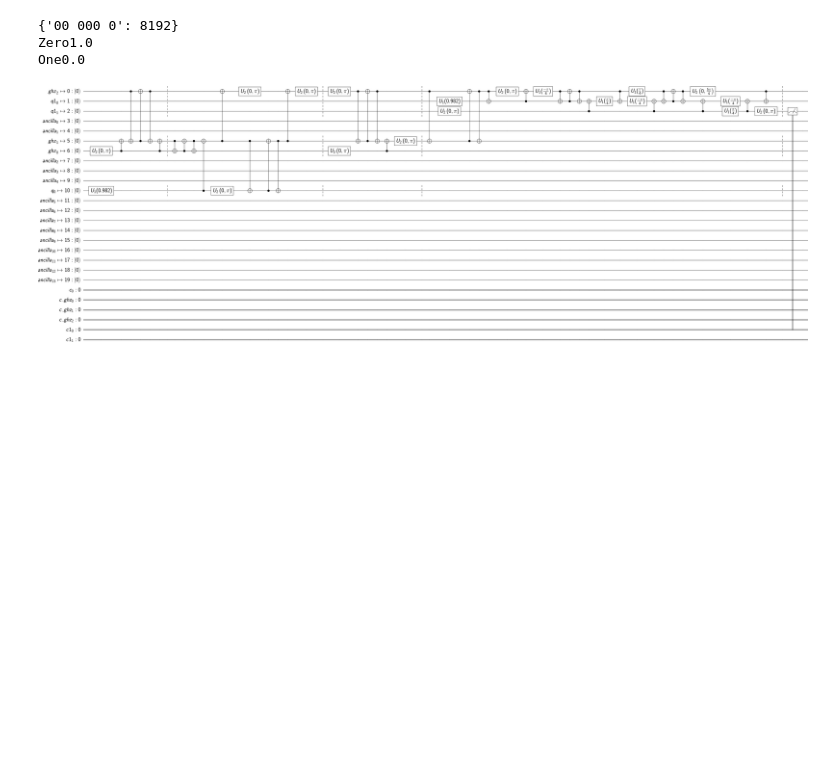
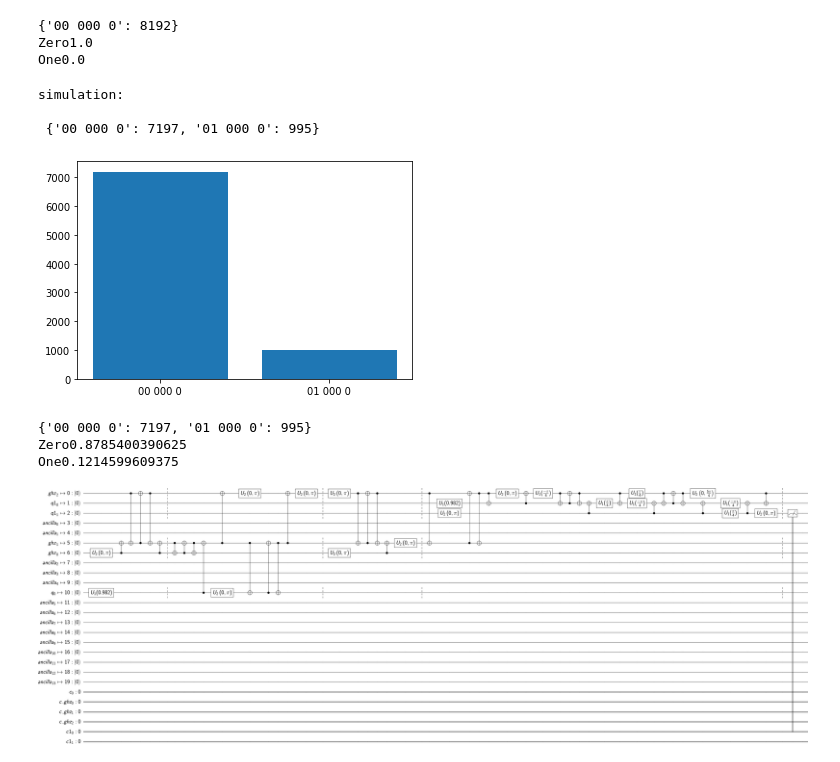
Before and after one commit to trasousa/QCHEQUE_exp_realization, a Jupyter notebook: qcheque.ipynb, the cells around one changed output. Drawn from its saved outputs; the diff is of its cells as text; code cells hidden in the pictures; blank space fills up the shorter version.

Commit message:
add simulation with noise model

```diff
--- a/qcheque.ipynb
+++ b/qcheque.ipynb
@@ -53,13 +53,31 @@ def show_results(D):
 def execute_locally(qc, draw_circuit=False):
     # Compile and run the Quantum circuit on a simulator backend
     backend_sim = Aer.get_backend('qasm_simulator')
-    job_sim = execute(qc, backend_sim,shots=8192)
+    job_sim = execute(qc, backend_sim, shots=8192)
     result_sim = job_sim.result()
     result_counts = result_sim.get_counts(qc)
 
     # Print the results
     print("simulation: \n\n", result_counts)
     show_results(result_counts)
+
+
+def execute_locally_noisy(qc, backend, draw_circuit=False):
+    # Compile and run the Quantum circuit on a simulator backend
+    noise = NoiseModel.from_backend(backend)
+    basis_gates = noise.basis_gates
+    cmap = backend.configuration().coupling_map
+    backend_sim = Aer.get_backend('qasm_simulator')
+    job_sim = execute(qc, backend_sim, shots=8192,
+                                                  noise_model=noise,
+                                                  coupling_map=cmap,
+                                                  basis_gates = basis_gates)
+    result_sim = job_sim.result()
+    result_counts = result_sim.get_counts(qc)
+
+    # Print the results
+    print("simulation: \n\n", result_counts)
+    show_results(result_counts)
 # %%
 provider = IBMQ.get_provider(hub='ibm-q-minho', group='academicprojects', project='quantalab')
 provider.backends()
@@ -177,3 +160,13 @@ Backup3 = D
+# %%
+execute_locally_noisy(cheque_exp,backend)
+# %% [output]
+simulation:
+
+ {'00 000 0': 7197, '01 000 0': 995}
+[figure, added]
+{'00 000 0': 7197, '01 000 0': 995}
+Zero0.8785400390625
+One0.1214599609375
 # %%
 cheque_exp = transpile(cheque,backend=backend)
 # %%
```
Also changed, not shown: parts of 9 cells of this notebook.
